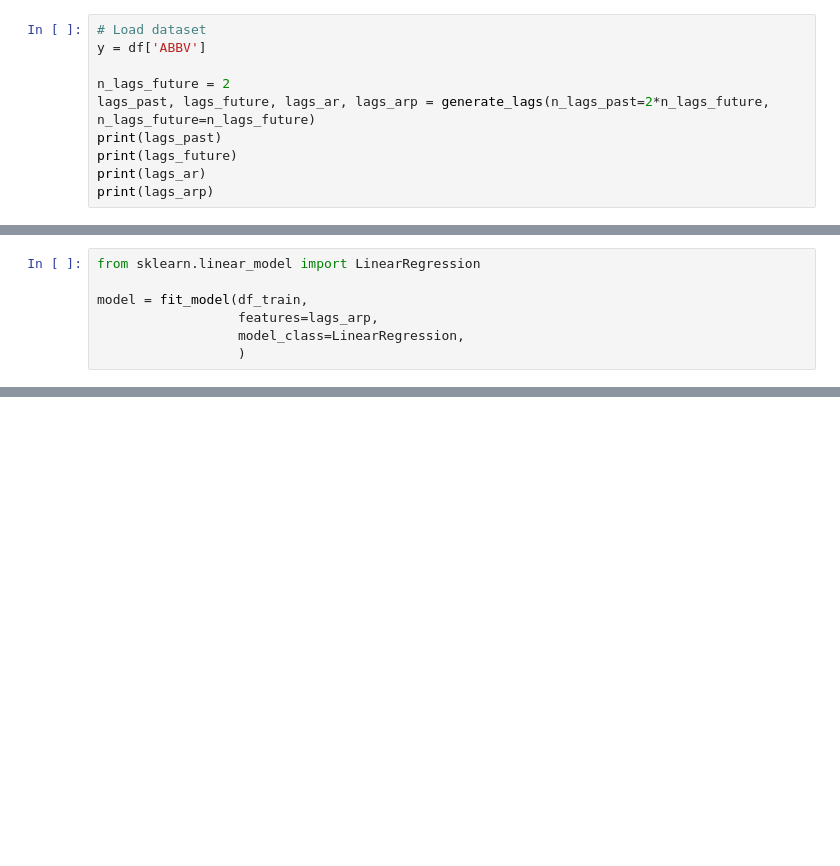
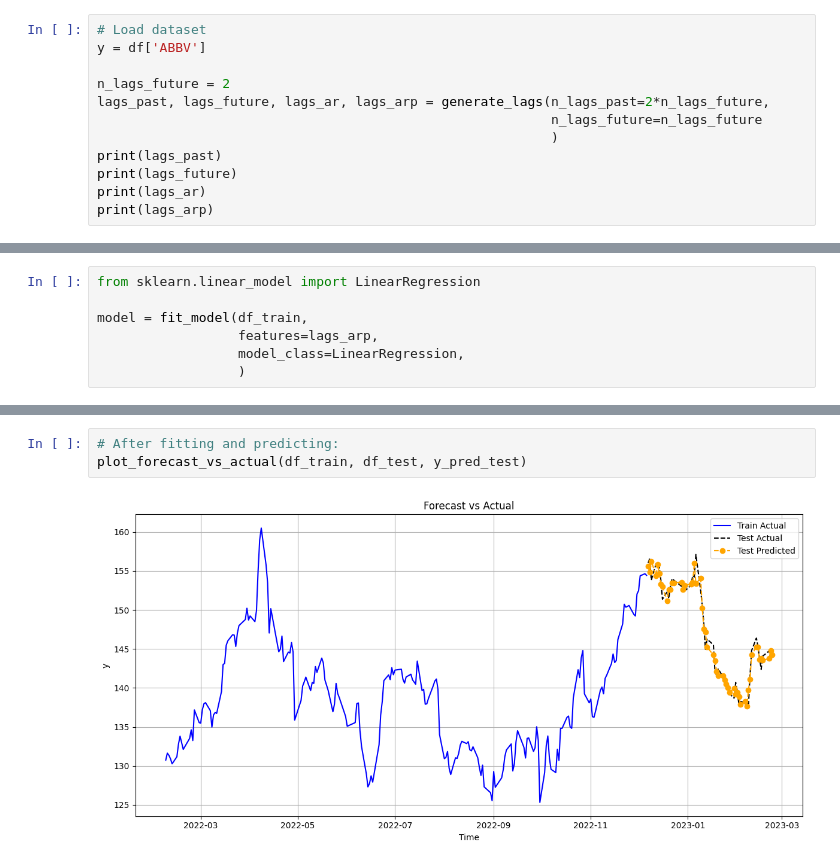
Before and after one commit to andrelfnovaes/auto-regressive-progressive, a Jupyter notebook: experiments/exp_02.ipynb, the cells around one changed output, grey strips where cells are left out. Drawn from its saved outputs; the diff is of its cells as text; blank space fills up the shorter version.

```diff
--- a/experiments/exp_02.ipynb
+++ b/experiments/exp_02.ipynb
@@ -18,7 +27,9 @@ df.head(3)
 y = df['ABBV']
 
 n_lags_future = 2
-lags_past, lags_future, lags_ar, lags_arp = generate_lags(n_lags_past=2*n_lags_future, n_lags_future=n_lags_future)
+lags_past, lags_future, lags_ar, lags_arp = generate_lags(n_lags_past=2*n_lags_future,
+                                                          n_lags_future=n_lags_future
+                                                          )
 print(lags_past)
 print(lags_future)
 print(lags_ar)
@@ -62,0 +134,5 @@ print(f"MAPE: {mape_test:.4f}")
+# %%
+# After fitting and predicting:
+plot_forecast_vs_actual(df_train, df_test, y_pred_test)
+# %% [output]
+[figure, added]
```
Also changed, not shown: parts of 8 cells of this notebook, 2 other files.
